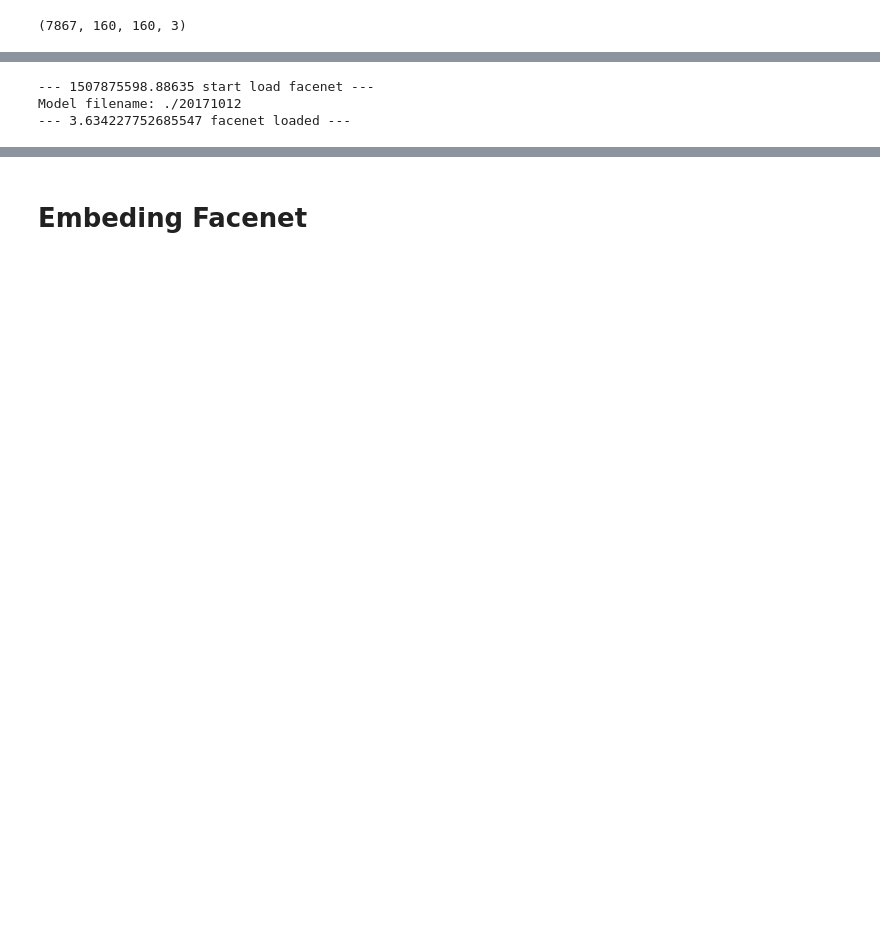
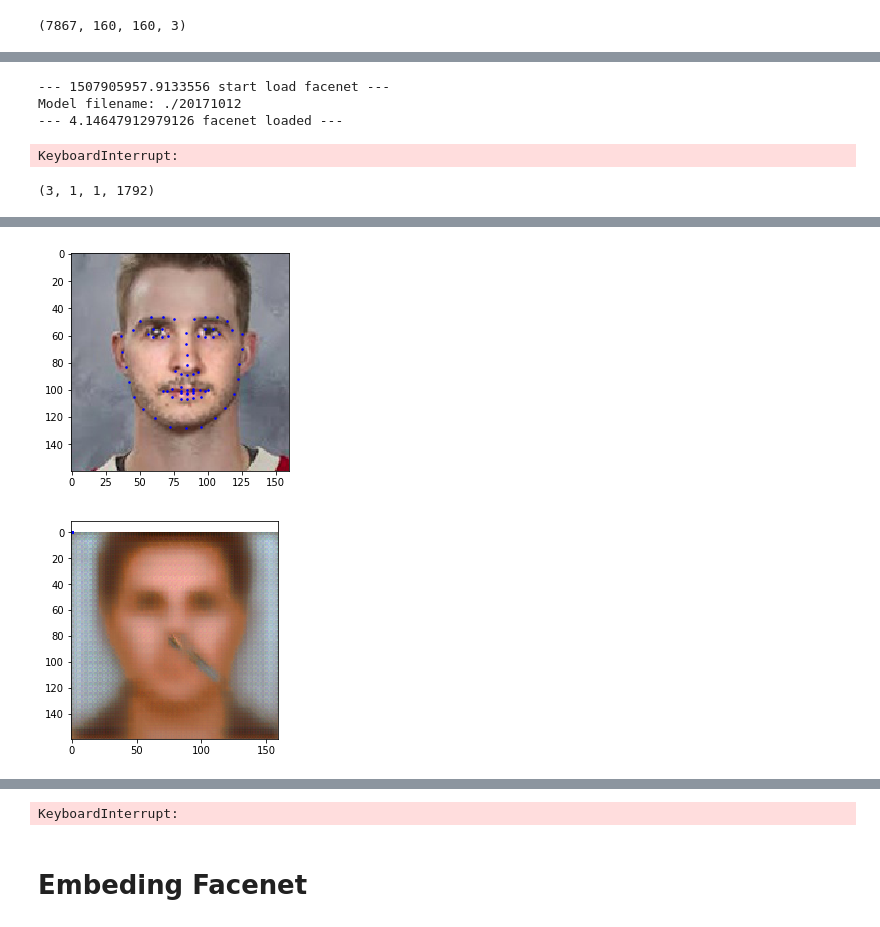
Before and after one commit to cheetah132/nf, a Jupyter notebook: nf_train.ipynb, the cells around one changed output, grey strips where cells are left out. Cells and saved outputs as stored; diff of their text form; code cells hidden in the pictures; blank space fills up the shorter version.

```diff
--- a/nf_train.ipynb
+++ b/nf_train.ipynb
@@ -35,7 +35,7 @@ plt.ion() # interactive mode
 landmarks_frame = pd.read_csv('./face_landmarks_generate.csv')
 file_list = landmarks_frame.image_name.values.tolist()
 # %%
-batch_size = 100
+batch_size = 8
 # %%
 avgP_container = np.load('f_avgP_list.npz')
 emb_container = np.load('f_emb_list.npz')
@@ -199,6 +201,8 @@ with g.as_default():
     w_labels = tf.placeholder(tf.float32, shape=(None, emb_num), name= 'w_labels')
 
     grids = tf.constant(xa, dtype=tf.float32, name= 'grids')
+    zero_displacement = (tf.constant(zd[:, :, 0], dtype=tf.float32, name= 'zd_x'),
+                         tf.constant(zd[:, :, 1], dtype=tf.float32, name= 'zd_y'))
 
     # model
     F = F_layer(avgP_inputs, f_num= f_num)
@@ -213,8 +217,14 @@ with g.as_default():
     t_preds = texture_decode(F, t_size)
     t_loss = tf.losses.absolute_difference(t_labels, t_preds)
 
-    warp = warp_tf(t_preds, l_x_preds, l_y_preds, l_x_labels, l_y_labels, grids, grid_shape, batch_size)
+    warp = warp_tf(t_preds, l_x_preds, l_y_preds, l_x_labels, l_y_labels, grids, grid_shape, zero_displacement)
     cast_warp = tf.cast(warp, tf.uint8)
+
+    w_loss = tf.losses.absolute_difference(t_labels, warp)
+
+    total_cost = l_loss + t_loss + w_loss
+
+    opt = tf.train.AdamOptimizer(0.001).minimize(total_cost)
 # %%
 with g.as_default():
     time_load_data = time.time()
@@ -231,24 +241,23 @@ with g.as_default():
                                        tf.nn.l2_normalize(w_preds, 1), dim=1)
 
     total_cost = l_loss + t_loss + w_loss
+
     opt = tf.train.AdamOptimizer(0.001).minimize(total_cost)
-
-    variables = [v for v in tf.global_variables()]
-    init = tf.variables_initializer(var_list= variables, name= 'init')
 # %% [output]
---- 1507875598.88635 start load facenet ---
+--- 1507905957.9133556 start load facenet ---
 Model filename: ./20171012
---- 3.634227752685547 facenet loaded ---
+--- 4.14647912979126 facenet loaded ---
+KeyboardInterrupt:
 # %%
 def show_landmarks(image, landmarks):
     plt.imshow(image)
     plt.scatter(landmarks[:, 0], landmarks[:, 1], s=10, marker='.', c='b')
     plt.pause(0.001)
 # %%
-def show_test(l_x, l_y, t, w, index):
+def show_test(l_x, l_y, t, index):
     index = len(train_set) * batch_size + index
     img_name = landmarks_frame.ix[index, 0]
-    landmarks = landmarks_frame.ix[n, 1:].as_matrix().astype('float')
+    landmarks = landmarks_frame.ix[index, 1:].as_matrix().astype('float')
     landmarks = landmarks.reshape(-1, 2) # (68, 2)
 
     plt.figure()
@@ -263,10 +272,15 @@ def show_test(l_x, l_y, t, w, index):
 
 #     plt.imshow(np.squeeze(w, axis=0))
 #     plt.show()
+# %%
+print(test_set[0][0].shape)
+# %% [output]
+(3, 1, 1, 1792)
 # %%
 with g.as_default():
     with tf.Session(config=tf.ConfigProto(log_device_placement=True)) as sess:
-        print(sess.run(init))
+        sess.run(tf.global_variables_initializer())
+
         start_test = time.time()
 
         for e in range(epochs):
@@ -275,28 +289,43 @@ with g.as_default():
                 end = min(start+batch_size, len(train_set) * batch_size)
                 size = end - start
 
-                l_labels = landmarks_frame.ix[start:end - 1, 1:].as_matrix().astype('float').reshape(-1, 2)
+                l_labels = landmarks_frame.ix[start:end - 1, 1:].as_matrix().astype('float').reshape(size, l_num, 2)
 
-                run = [l_x_loss, l_y_loss, t_loss, w_loss, opt]
+                run = [l_x_loss,
+                       l_y_loss,
+                       t_loss,
+                       w_loss,
+                       opt]
+
                 feed_dict = {avgP_inputs : f_avgP.reshape(-1, avgP_num),
-                             l_x_labels : l_labels[:, 0].reshape(-1, l_num),
-                             l_y_labels : l_labels[:, 1].reshape(-1, l_num),
+                             l_x_labels : l_labels[:, :, 0].reshape(-1, l_num),
+                             l_y_labels : l_labels[:, :, 1].reshape(-1, l_num),
                              t_labels : t_label_batch,
-                             w_labels : f_emb,
-                             f_phase_train_placeholder:False}
+                             w_labels : f_emb.reshape(-1, emb_num)}
+                             #w_labels : f_emb.reshape(-1, emb_num),
+                             #f_phase_train_placeholder:False}
 
                 l_x_cost, l_y_cost, t_cost, w_cost, _ = sess.run(run, feed_dict= feed_dict)
 
-                print("Epoch: {}/{}...".format(e+1, epochs),\
-                          "Training loss: X = {:.4f}, Y = {:.4f}, T = {:.4f}, W = {:.4f}".format(l_x_cost / size,
-                                                                                                 l_y_cost / size,
-                                                                                                 t_cost,
-                                                                                                 w_cost))
+                if i % 10 == 0 :
+                    print("Iter: {}/{}".format(i+1, len(train_set)),\
+                              "Training loss: X = {:.4f}, Y = {:.4f}, T = {:.4f}, W = {:.4f}".format(l_x_cost / size,
+                                                                                                     l_y_cost / size,
+                                                                                                     t_cost,
+                                                                                                     w_cost))
+
             test_index = random.randint(0, len(test_set[0])-1)
-            test_avgP = test_set[0][test_index]
+            test_avgP = test_set[0][0][test_index]
             test_run = [l_x_preds, l_y_preds, t_preds]
             test_feed = {avgP_inputs : test_avgP.reshape(-1, avgP_num)}
             t_l_x, t_l_y, t_t = sess.run(test_run, feed_dict= test_feed)
-            show_test(t_l_x, t_l_y, t_t, test_index)
-            print("Time: %s" % (time.time() - start_test))
+            show_test(t_l_x.reshape(l_num),
+                      t_l_y.reshape(l_num),
+                      t_t.reshape(t_size, t_size, t_channel), test_index)
+
+            print("Epoch: {}/{}".format(e+1, epochs), "Time: %s" % (time.time() - start_test))
+
+            saver = tf.train.Saver()
+            save_path = saver.save(sess, "./tmp/model_1.ckpt")
+            print("Model saved in file: %s" % save_path, "Time: %s" % (time.time() - start_test))
 # %% [output]
@@ -303,0 +349,2 @@ None
+[figure, added]
+[figure, added]
@@ -305,3 +368,4 @@ KeyboardInterrupt:
+KeyboardInterrupt:
 # %% [markdown]
 # Embeding Facenet
 # %%
```
Also changed, not shown: parts of 10 cells of this notebook, 1 other file.
